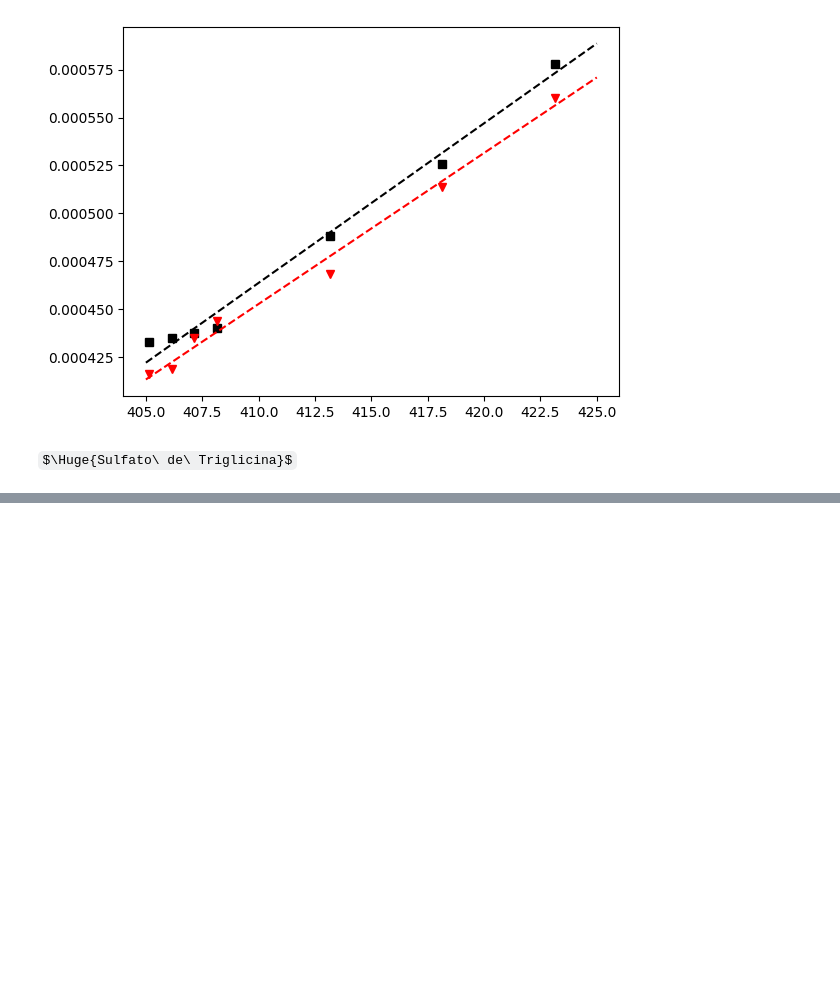
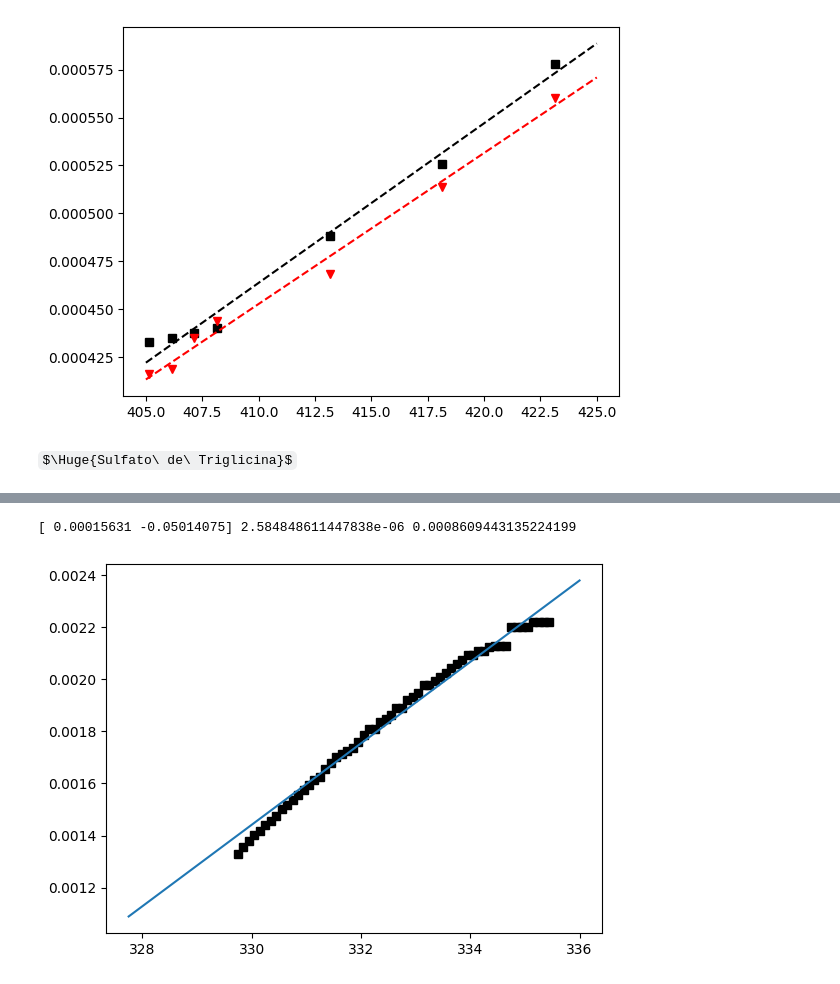
Before and after one commit to albertopeinador/FES_Curie, a Jupyter notebook: Curie.ipynb, the cells around one changed output, grey strips where cells are left out. Drawn from its saved outputs; the diff is of its cells as text; code cells hidden in the pictures; some formulas as TeX source; blank space fills up the shorter version.

```diff
--- a/Curie.ipynb
+++ b/Curie.ipynb
@@ -271,2 +271,21 @@ ax2.plot(x_fit, y_fit, 'k--')
 [<matplotlib.lines.Line2D at 0x...>]
 [figure]
+# %%
+
+df['C'] = 1. / (df['C']-1)
+sX = []
+for i in range(len(df['C'])):
+    sX.append(inc.incerts (1./(x-1), [x], [df['C'].loc[i]], [sE[i]]))
+
+plt.plot(df['T'].loc[:Tc_TGS_index-50], df['C'].loc[:Tc_TGS_index-50],'ks')
+
+fit, cov = curve_fit (rect, df['T'].loc[:Tc_TGS_index-50], df['C'].loc[:Tc_TGS_index-50], sigma = sX[:Tc_TGS_index-49])
+
+x_fit = np.linspace(Tc_TGS + 3, 336, 200)
+
+y_fit = rect(x_fit, fit[0], fit[1])
+plt.plot(x_fit, y_fit)
+print (fit, np.sqrt(cov[0][0]), np.sqrt(cov[1][1]))
+# %% [output]
+[ 0.00015631 -0.05014075] 2.584848611447838e-06 0.0008609443135224199
+[figure, added]
```
Also changed, not shown: parts of 7 cells of this notebook, 4 other files.
